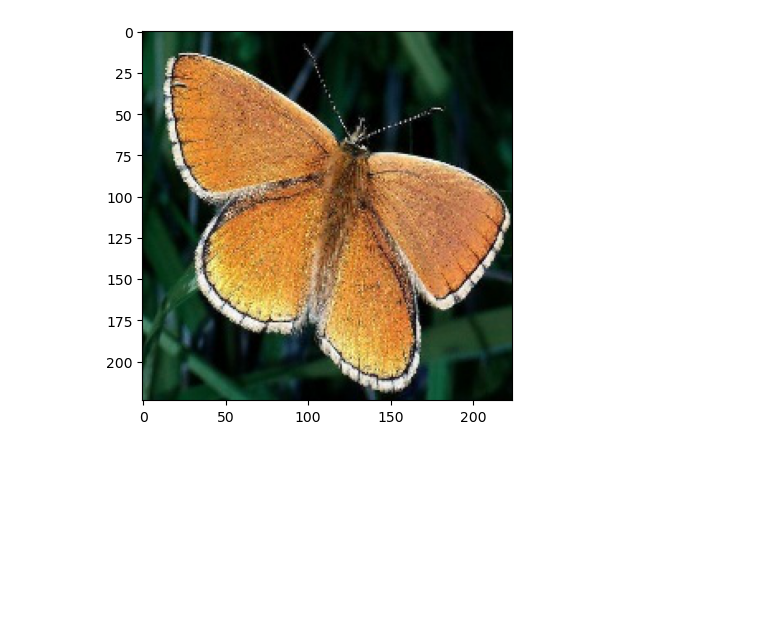
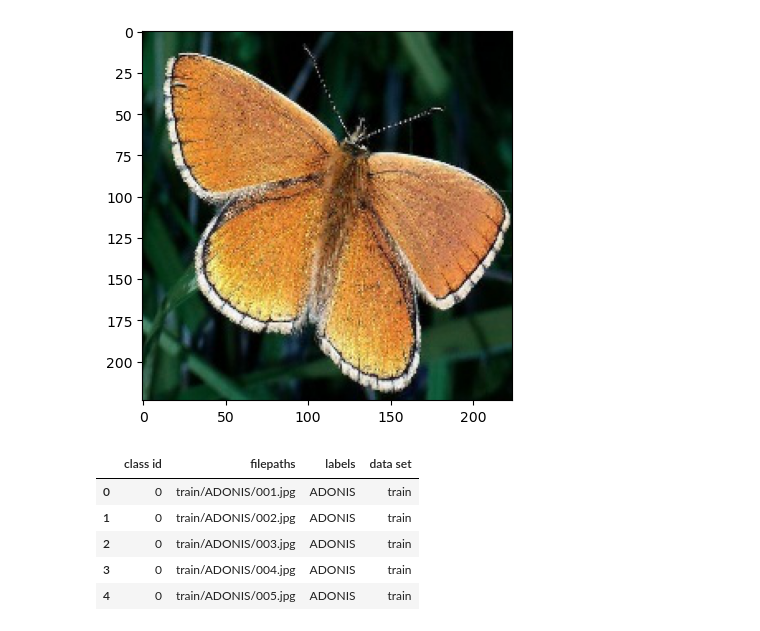
Before and after one commit to the-engrossed/Butterflies_Classified, a Jupyter notebook: classification_model.ipynb, the cells around one changed output. Drawn from its saved outputs; the diff is of its cells as text; code cells hidden in the pictures; blank space fills up the shorter version.

```diff
--- a/classification_model.ipynb
+++ b/classification_model.ipynb
@@ -15,0 +19,11 @@ plt.imshow(img)
+# %%
+df = pd.read_csv("/Users/tanmaireddy/Documents/butterflies_classfication/archive/butterflies and moths.csv")
+# %%
+df.head()
+# %% [output]
+|  | class id | filepaths | labels | data set |
+| 0 | 0 | train/ADONIS/001.jpg | ADONIS | train |
+| 1 | 0 | train/ADONIS/002.jpg | ADONIS | train |
+| 2 | 0 | train/ADONIS/003.jpg | ADONIS | train |
+| 3 | 0 | train/ADONIS/004.jpg | ADONIS | train |
+| 4 | 0 | train/ADONIS/005.jpg | ADONIS | train |
```
Also changed, not shown: parts of 3 cells of this notebook, 2 other files.
